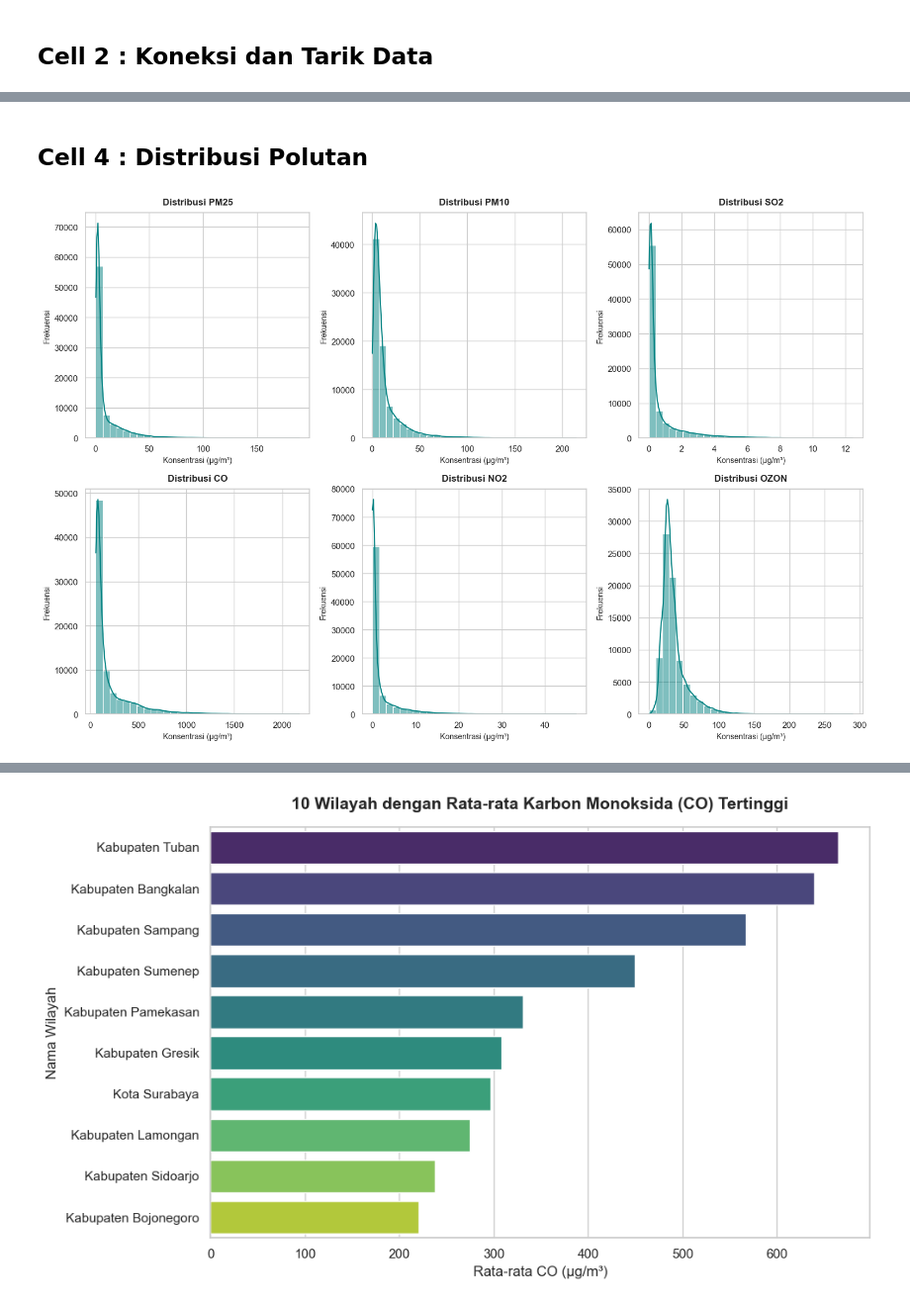
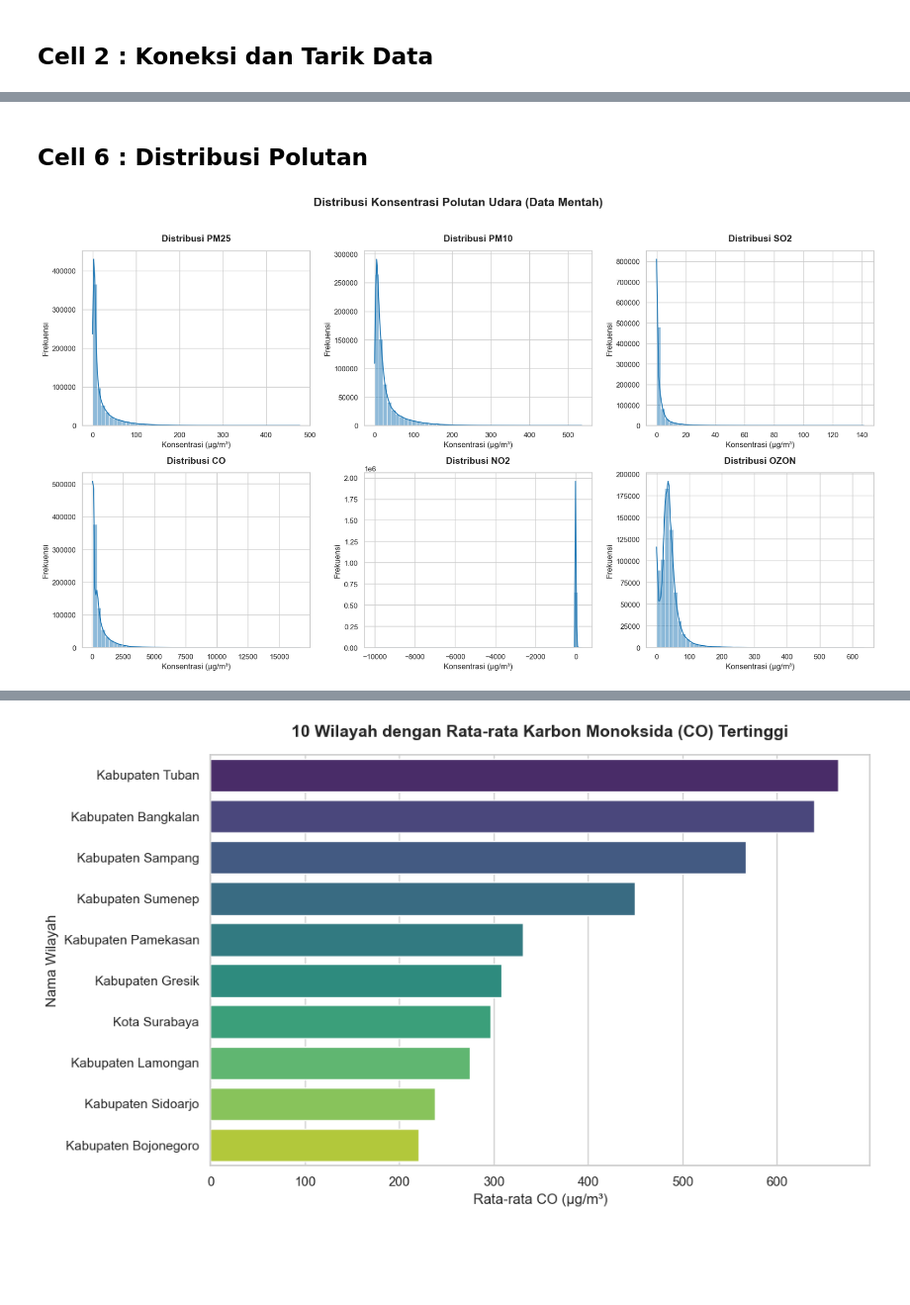
Before and after one commit to tegarkusuma12/Web-ISPU, a Jupyter notebook: data_training/eda.ipynb, the cells around one changed output, grey strips where cells are left out. Shown at 99% size. Drawn from its saved outputs; the diff is of its cells as text; code cells hidden in the pictures; blank space fills up the shorter version.

Commit message:
chore(ml): revamp training pipeline with multi-output direct forecasting and log1p transform

```diff
--- a/data_training/eda.ipynb
+++ b/data_training/eda.ipynb
@@ -39,7 +39,7 @@ print("Membuka jembatan ke Supabase...")
 try:
     engine = create_engine(db_url_pandas)
 
-    # Menarik data historis sekaligus melakukan JOIN dengan nama wilayah 3 bulan
+    # Menarik data historis sekaligus melakukan JOIN dengan nama wilayah
     query = """
         SELECT
             dh.waktu_aktual,
@@ -47,7 +47,7 @@ try:
             dh.pm25, dh.pm10, dh.so2, dh.co, dh.no2, dh.ozon
         FROM data_historis dh
         JOIN wilayah_details wd ON dh.id_wilayah = wd.id_wilayah
-        WHERE dh.waktu_aktual >= CURRENT_DATE - INTERVAL '90 days'
+        WHERE dh.waktu_aktual >= CURRENT_DATE - INTERVAL '2 years'
         ORDER BY dh.waktu_aktual ASC
     """
 
@@ -117,0 +123,18 @@ Data columns (total 8 columns):
+# %%
+print("=== DETEKSI SENSOR FREEZE (Nilai Identik Berulang) ===\n")
+
+for polutan in kolom_polutan:
+    hasil_freeze = []
+    for kota, group in df.groupby('nama_wilayah'):
+        group = group.sort_values('waktu_aktual')
+        # Hitung berapa jam berturut-turut nilai sama persis
+        rle = (group[polutan] != group[polutan].shift()).cumsum()
+        durasi = group.groupby(rle)[polutan].transform('count')
+        # Freeze = nilai sama lebih dari 3 jam berturut-turut
+        n_freeze = (durasi > 3).sum()
+        if n_freeze > 0:
+            hasil_freeze.append({'kota': kota, 'freeze_hours': n_freeze})
+
+    df_freeze = pd.DataFrame(hasil_freeze).sort_values('freeze_hours', ascending=False)
+    print(f"\n[{polutan.upper()}] Kota dengan sensor freeze terbanyak:")
+    print(df_freeze.head(5).to_string(index=False))
@@ -118,25 +225,18 @@ Data columns (total 8 columns):
 # %% [markdown]
-## Cell 4 : Distribusi Polutan
+## Cell 6 : Distribusi Polutan
 # %%
-daftar_polutan = ['pm25', 'pm10', 'so2', 'co', 'no2', 'ozon']
-
-# Membuat grid 2 baris x 3 kolom
-fig, axes = plt.subplots(2, 3, figsize=(15, 10))
+fig, axes = plt.subplots(2, 3, figsize=(18, 10))
+fig.suptitle('Distribusi Konsentrasi Polutan Udara (Data Mentah)',
+             fontsize=18, fontweight='bold', y=1.02)
 axes = axes.flatten()
 
-for i, polutan in enumerate(daftar_polutan):
-    sns.histplot(df[polutan], kde=True, ax=axes[i], color='teal', bins=30)
+for i, polutan in enumerate(kolom_polutan):
+    sns.histplot(df[polutan], kde=True, ax=axes[i], color='#1f77b4', bins=50)
+    axes[i].set_title(f'Distribusi {polutan.upper()}', loc='center', pad=15, fontsize=14, fontweight='bold')
+    axes[i].set_xlabel('Konsentrasi (µg/m³)', fontsize=12)
+    axes[i].set_ylabel('Frekuensi', fontsize=12)
 
-    # Pengaturan judul dan label yang presisi
-    axes[i].set_title(f'Distribusi {polutan.upper()}', loc='center', pad=10, fontsize=12, fontweight='bold')
-    axes[i].set_xlabel('Konsentrasi (µg/m³)', fontsize=10)
-    axes[i].set_ylabel('Frekuensi', fontsize=10)
-
-# Merapikan jarak antar grafik agar tidak bertumpuk
 plt.tight_layout()
 plt.show()
-
-# print("Insight: Distribusi polutan cenderung 'Right-Skewed' (menumpuk di angka kecil dengan ekor panjang ke kanan).")
-# print("Ini membenarkan keputusan kita melakukan Transformasi Logaritmik (Log1p) saat modeling agar data lebih stabil dipelajari AI.")
 # %% [output]
-[figure, old version]
+[figure, new version]
```
Also changed, not shown: parts of 14 cells of this notebook, 1 other file.
